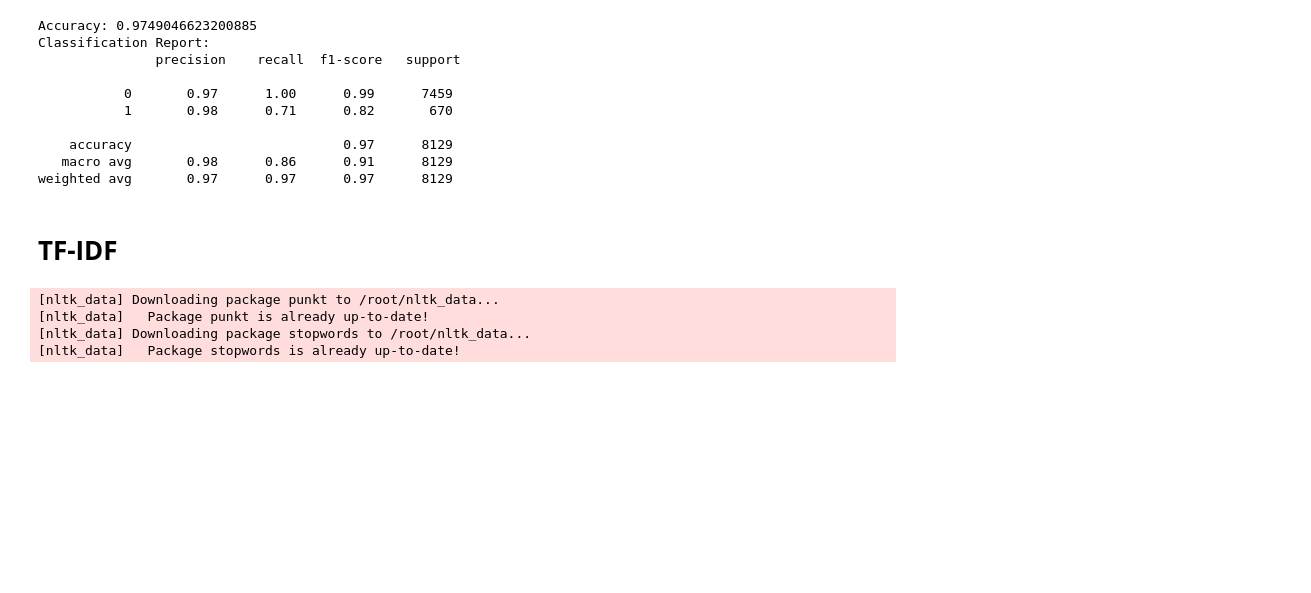
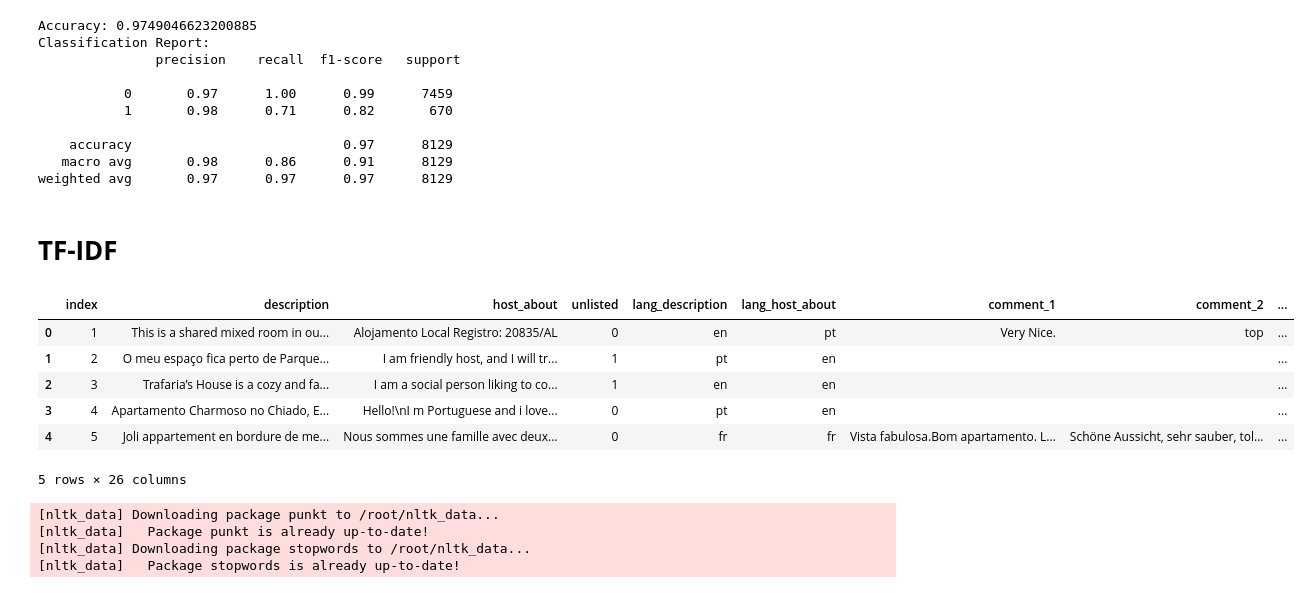
Before and after one commit to ontenkutsenko/NLP_Airbnb_Delisting_Prediction, a Jupyter notebook: Baseline.ipynb, the cells around one changed output. Saved outputs shown, nothing was run; the diff lists cells and outputs as text; code cells hidden in the pictures; blank space fills up the shorter version.

```diff
--- a/Baseline.ipynb
+++ b/Baseline.ipynb
@@ -433,3 +444,29 @@ weighted avg       0.97      0.97      0.97      8129
+# %%
+df_train_reviews = df_train_reviews.groupby('index').apply(lambda x: x.sample(n=min(len(x), 10), random_state=42)).reset_index(drop=True) # limit again to 10 reviews per property
+# %%
+# detect languages
+df_train['lang_description'] = df_train['description'].apply(detect_language)
+df_train['lang_host_about'] = df_train['host_about'].apply(detect_language)
+df_train_reviews['lang_comments'] = df_train_reviews['comments'].apply(detect_language)
+# %%
+# we will create now a new column in df_train for each comment and corresponding language
+df_train_reviews['comment_number'] = df_train_reviews.groupby('index').cumcount() + 1
+df_comments_pivot = df_train_reviews.pivot(index='index', columns='comment_number', values='comments').add_prefix('comment_')
+df_languages_pivot = df_train_reviews.pivot(index='index', columns='comment_number', values='lang_comments').add_prefix('lang_comment_')
+
+df_train = df_train.merge(df_comments_pivot, on='index', how='left').merge(df_languages_pivot, on='index', how='left')
+# %%
+df_train = df_train.fillna('')
+# %%
+df_train.head()
+# %% [output]
+|  | index | description | host_about | unlisted | lang_description | lang_host_about | comment_1 | comment_2 | ... |
+| 0 | 1 | This is a shared mixed room in ou... | Alojamento Local Registro: 20835/AL | 0 | en | pt | Very Nice. | top | ... |
+| 1 | 2 | O meu espaço fica perto de Parque... | I am friendly host, and I will tr... | 1 | pt | en |  |  | ... |
+| 2 | 3 | Trafaria’s House is a cozy and fa... | I am a social person liking to co... | 1 | en | en |  |  | ... |
+| 3 | 4 | Apartamento Charmoso no Chiado, E... | Hello!\nI m Portuguese and i love... | 0 | pt | en |  |  | ... |
+| 4 | 5 | Joli appartement en bordure de me... | Nous sommes une famille avec deux... | 0 | fr | fr | Vista fabulosa.Bom apartamento. L... | Schöne Aussicht, sehr sauber, tol... | ... |
+5 rows × 26 columns
 # %%
 nltk.download('punkt')
 nltk.download('stopwords')
```
Also changed, not shown: parts of 15 cells of this notebook.
